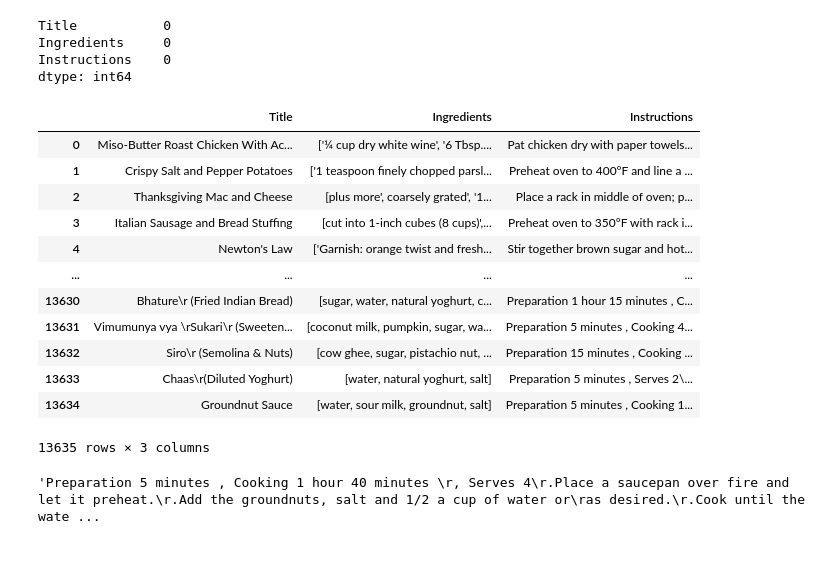
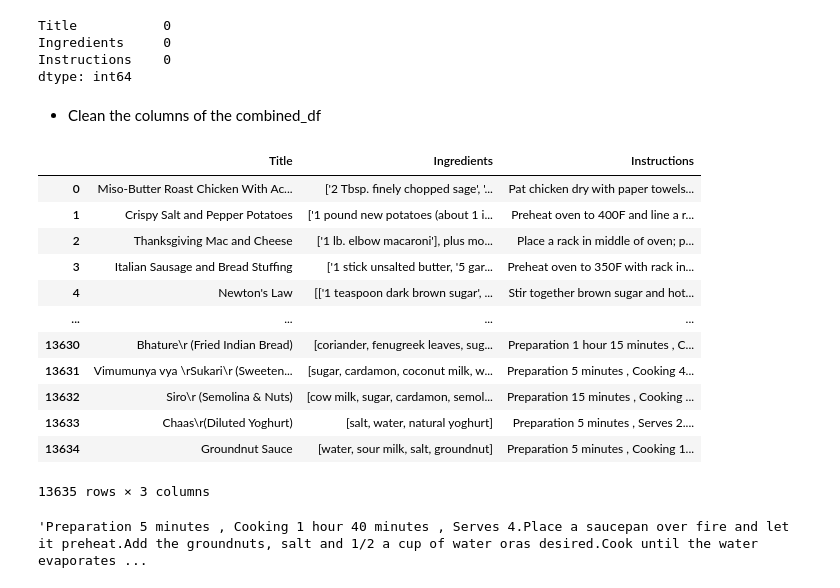
Before and after one commit to Matthewkarani/The-Boma-Pot, a Jupyter notebook: index.ipynb, the cells around one changed output. Saved outputs shown, nothing was run; the diff lists cells and outputs as text; code cells hidden in the pictures; blank space fills up the shorter version.

```diff
--- a/index.ipynb
+++ b/index.ipynb
@@ -295,54 +297,59 @@ Title           0
 Ingredients     0
 Instructions    0
 dtype: int64
+# %% [markdown]
+- Clean the columns of the combined_df
 # %%
 #write a function to clean the columns
 """
 This function should:
 1. Clean the Title Column: Remove newlines and extra spaces
 2. Clean the Ingredients Column: Convert string ingredients to lists: If they are not already in a list format, convert them and clean any extra spaces.
                                 Ensure there are no empty strings or duplicates within each list of ingredients.
 3. Clean the Instructions Column: Similar to the Title, ensure that the instructions are clean and properly formatted.
 """
 
 def clean_combined_df(df):
     #title column
+    # Remove newlines and extra spaces
     df['Title'] = df['Title'].str.replace('\n', '').str.strip()
     #Ingredients column
-    # Convert ingredients to a list if they are in a string format
-    #df['Ingredients'] = df['Ingredients'].apply(lambda x: [ingredient.strip() for ingredient in x.split(',')])
-
-    # Remove empty ingredients
-    df['Ingredients'] = df['Ingredients'].apply(lambda x: [ingredient for ingredient in x if ingredient])
+    # Remove empty ingredients from each list of ingredients
+    df['Ingredients'] = df['Ingredients'].apply(lambda x: [ingredient.strip() for ingredient in x if ingredient.strip() != ''])
 
     # If there are any duplicate ingredients in each list, remove them
     df['Ingredients'] = df['Ingredients'].apply(lambda x: list(set(x)))
 
     # Clean the Instructions column
     df['Instructions'] = df['Instructions'].str.replace('\n', '') \
                                        .str.replace('?', '.') \
                                        .str.replace('|', ',') \
+                                       .str.replace('\r', '') \
                                        .str.strip()
+    #remove   special characters like \x02 from words like  gradu\x02ally
+    df['Instructions'] = df['Instructions'].apply(lambda x: re.sub(r'[\x00-\x08\x0b\x0c\x0e-\x1f\x7f-\xff]', '', x))#remove special characters
+    #if a sentence has more than one fullstop, replace it with one
+    df['Instructions'] = df['Instructions'].apply(lambda x: re.sub(r'\.{2,}', '.', x))
     return df
 
 # Use the function on your DataFrame
 combined_cleaned = clean_combined_df(combined_df)
 combined_cleaned
 # %% [output]
 |  | Title | Ingredients | Instructions |
-| 0 | Miso-Butter Roast Chicken With Ac... | ['¼ cup dry white wine', '6 Tbsp.... | Pat chicken dry with paper towels... |
-| 1 | Crispy Salt and Pepper Potatoes | ['1 teaspoon finely chopped parsl... | Preheat oven to 400°F and line a ... |
-| 2 | Thanksgiving Mac and Cheese | [plus more', coarsely grated', '1... | Place a rack in middle of oven; p... |
-| 3 | Italian Sausage and Bread Stuffing | [cut into 1-inch cubes (8 cups)',... | Preheat oven to 350°F with rack i... |
-| 4 | Newton's Law | ['Garnish: orange twist and fresh... | Stir together brown sugar and hot... |
+| 0 | Miso-Butter Roast Chicken With Ac... | ['2 Tbsp. finely chopped sage', '... | Pat chicken dry with paper towels... |
+| 1 | Crispy Salt and Pepper Potatoes | ['1 pound new potatoes (about 1 i... | Preheat oven to 400F and line a r... |
+| 2 | Thanksgiving Mac and Cheese | ['1 lb. elbow macaroni'], plus mo... | Place a rack in middle of oven; p... |
+| 3 | Italian Sausage and Bread Stuffing | ['1 stick unsalted butter, '5 gar... | Preheat oven to 350F with rack in... |
+| 4 | Newton's Law | [['1 teaspoon dark brown sugar', ... | Stir together brown sugar and hot... |
 | ... | ... | ... | ... |
-| 13630 | Bhature\r (Fried Indian Bread) | [sugar, water, natural yoghurt, c... | Preparation 1 hour 15 minutes , C... |
-| 13631 | Vimumunya vya \rSukari\r (Sweeten... | [coconut milk, pumpkin, sugar, wa... | Preparation 5 minutes , Cooking 4... |
-| 13632 | Siro\r (Semolina & Nuts) | [cow ghee, sugar, pistachio nut, ... | Preparation 15 minutes , Cooking ... |
-| 13633 | Chaas\r(Diluted Yoghurt) | [water, natural yoghurt, salt] | Preparation 5 minutes , Serves 2\... |
-| 13634 | Groundnut Sauce | [water, sour milk, groundnut, salt] | Preparation 5 minutes , Cooking 1... |
+| 13630 | Bhature\r (Fried Indian Bread) | [coriander, fenugreek leaves, sug... | Preparation 1 hour 15 minutes , C... |
+| 13631 | Vimumunya vya \rSukari\r (Sweeten... | [sugar, cardamon, coconut milk, w... | Preparation 5 minutes , Cooking 4... |
+| 13632 | Siro\r (Semolina & Nuts) | [cow milk, sugar, cardamon, semol... | Preparation 15 minutes , Cooking ... |
+| 13633 | Chaas\r(Diluted Yoghurt) | [salt, water, natural yoghurt] | Preparation 5 minutes , Serves 2.... |
+| 13634 | Groundnut Sauce | [water, sour milk, salt, groundnut] | Preparation 5 minutes , Cooking 1... |
 13635 rows × 3 columns
 # %%
 combined_cleaned['Instructions'][13634]
 # %% [output]
-'Preparation 5 minutes , Cooking 1 hour 40 minutes \r, Serves 4\r.Place a saucepan over fire and let it preheat.\r.Add the groundnuts, salt and 1/2 a cup of water or\ras desired.\r.Cook until the wate ...
+'Preparation 5 minutes , Cooking 1 hour 40 minutes , Serves 4.Place a saucepan over fire and let it preheat.Add the groundnuts, salt and 1/2 a cup of water oras desired.Cook until the water evaporates ...
```
Also changed, not shown: parts of 46 cells of this notebook.
